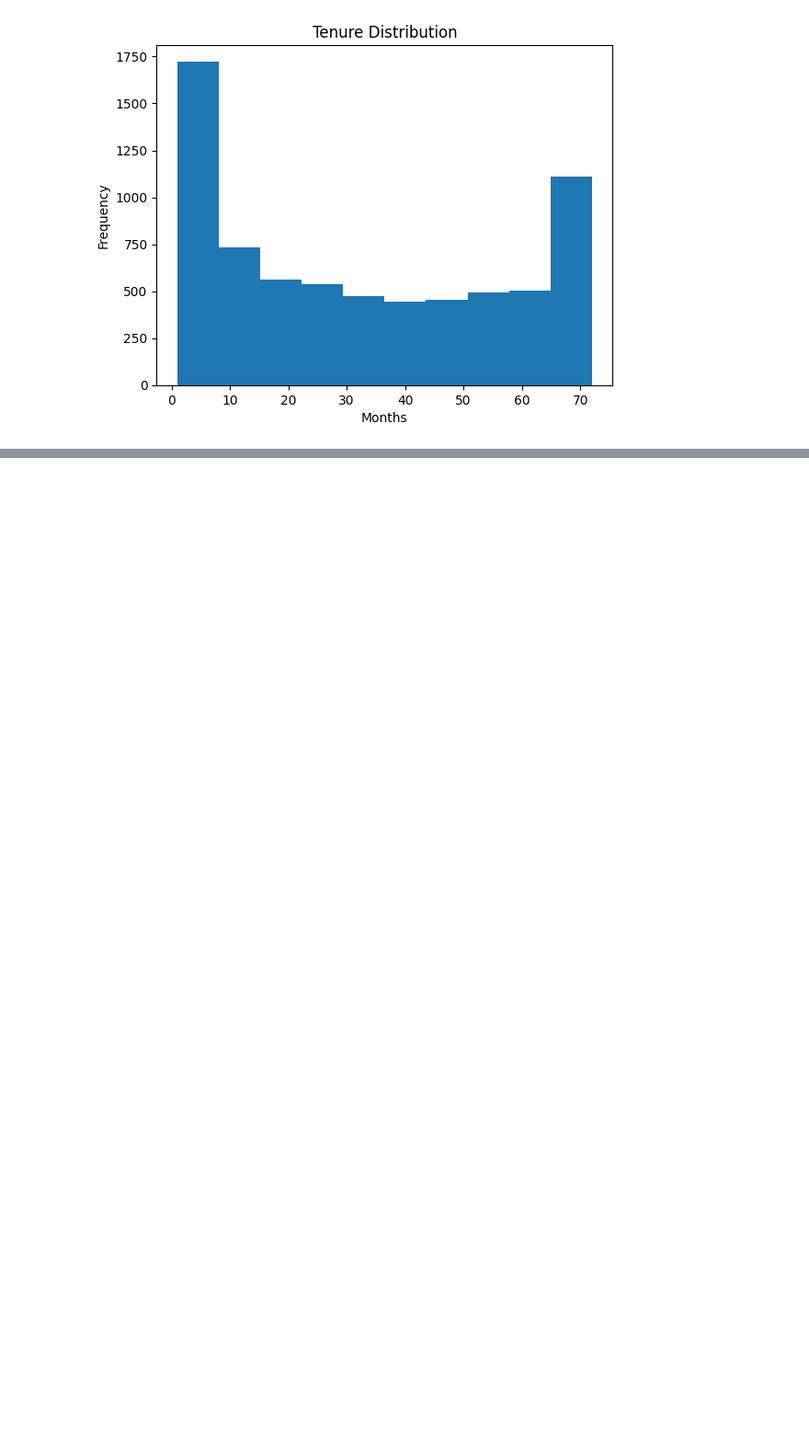
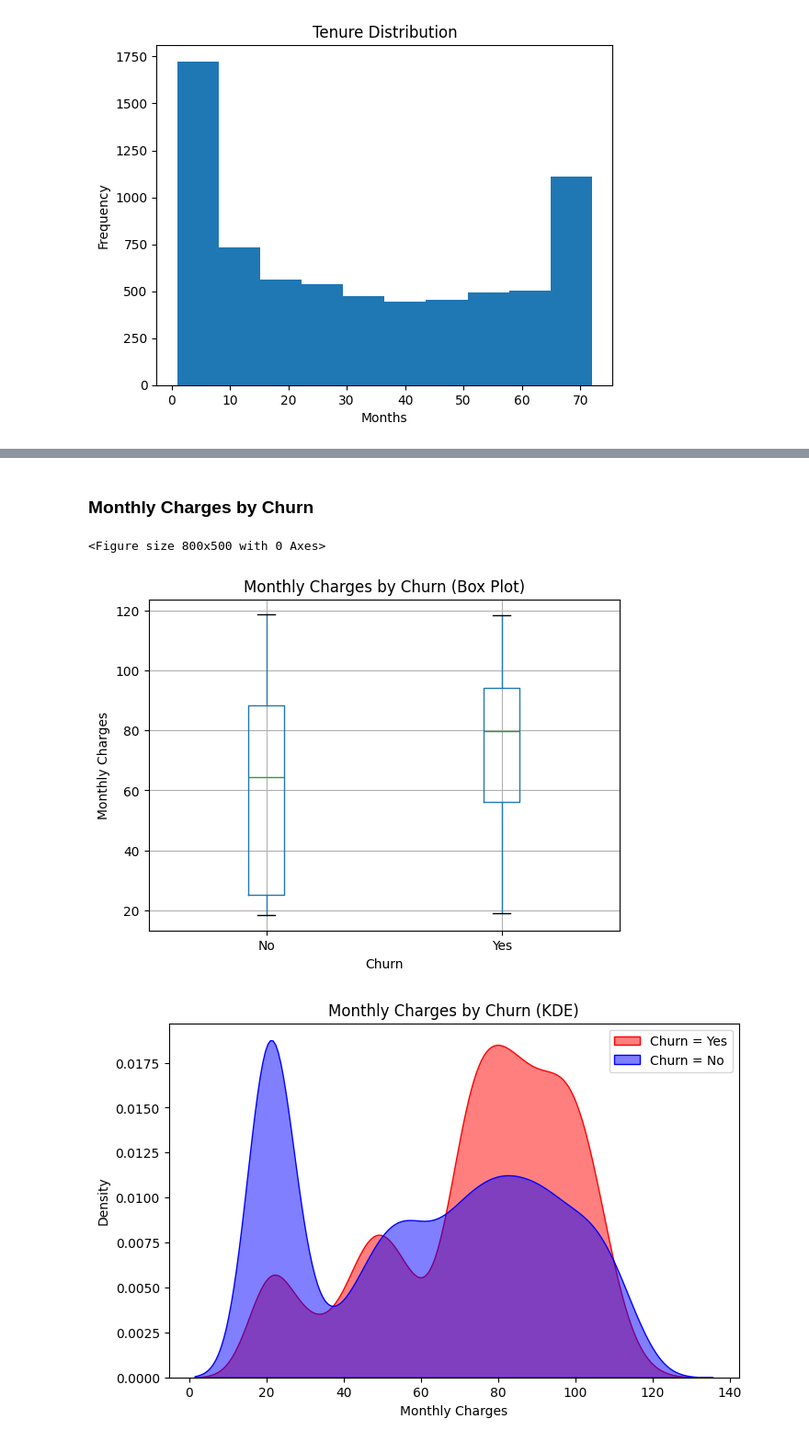
Before and after one commit to cuboidalstudios/MLAssignment2025, a Jupyter notebook: MLTask1.ipynb, the cells around one changed output, grey strips where cells are left out. Shown at 92% size. Drawn from its saved outputs; the diff is of its cells as text; code cells hidden in the pictures; blank space fills up the shorter version.

```diff
--- a/MLTask1.ipynb
+++ b/MLTask1.ipynb
@@ -100,0 +220,31 @@ plt.show()
+# %% [markdown]
+### Monthly Charges by Churn
+# %%
+# Box Plot
+plt.figure(figsize=(8,5))
+
+df.boxplot(column='MonthlyCharges', by='Churn')
+plt.title("Monthly Charges by Churn (Box Plot)")
+plt.suptitle('')
+plt.ylabel("Monthly Charges")
+plt.show()
+
+# KDE plot (filled) per churn group
+plt.figure(figsize=(8,5))
+
+sns.kdeplot(
+    data=df[df['Churn']=='Yes'], x='MonthlyCharges', fill=True, color='red', alpha=0.5, label='Churn = Yes'
+)
+sns.kdeplot(
+    data=df[df['Churn']=='No'], x='MonthlyCharges', fill=True, color='blue', alpha=0.5, label='Churn = No'
+)
+
+plt.title('Monthly Charges by Churn (KDE)')
+plt.xlabel('Monthly Charges')
+plt.ylabel('Density')
+plt.legend()
+plt.show()
+# %% [output]
+<Figure size 800x500 with 0 Axes>
+[figure, added]
+[figure, added]
```
Also changed, not shown: parts of 27 cells of this notebook.
